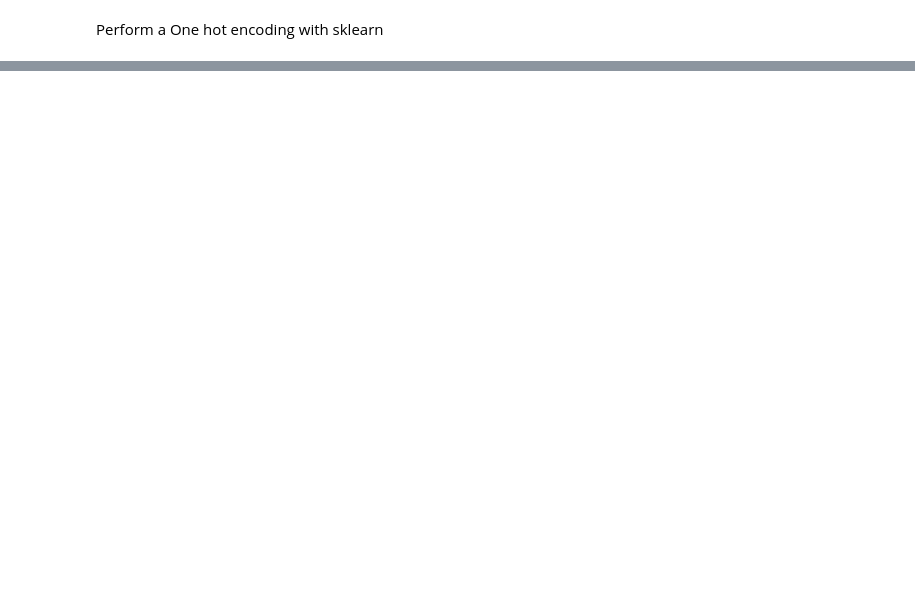
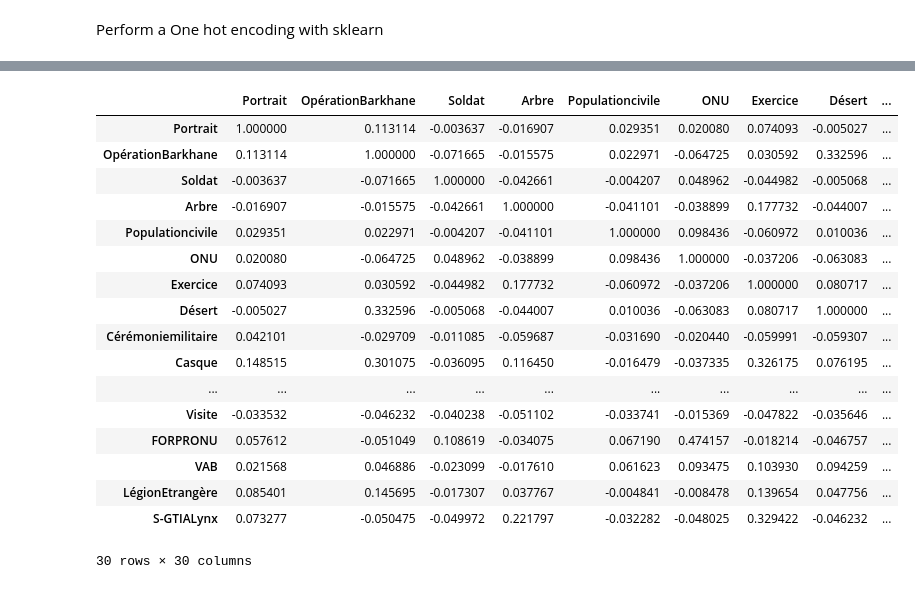
Before and after one commit to TechInTerh/PFEE-VISION, a Jupyter notebook: etude_reference_mot_cle.ipynb, the cells around one changed output, grey strips where cells are left out. Cells and saved outputs as stored; diff of their text form; code cells hidden in the pictures; blank space fills up the shorter version.

```diff
--- a/etude_reference_mot_cle.ipynb
+++ b/etude_reference_mot_cle.ipynb
@@ -88,0 +133,3 @@ Length: 8482, dtype: int64
+# %%
+biggest_df = sum_df[:30]
+biggest_df
@@ -88,0 +154,25 @@ Length: 8482, dtype: int64
+# %%
+res_biggest = res[biggest_df.index]
+# %%
+corr = res_biggest.corr()
+# %%
+corr
+# %% [output]
+|  | Portrait | OpérationBarkhane | Soldat | Arbre | Populationcivile | ONU | Exercice | Désert | ... |
+| Portrait | 1.000000 | 0.113114 | -0.003637 | -0.016907 | 0.029351 | 0.020080 | 0.074093 | -0.005027 | ... |
+| OpérationBarkhane | 0.113114 | 1.000000 | -0.071665 | -0.015575 | 0.022971 | -0.064725 | 0.030592 | 0.332596 | ... |
+| Soldat | -0.003637 | -0.071665 | 1.000000 | -0.042661 | -0.004207 | 0.048962 | -0.044982 | -0.005068 | ... |
+| Arbre | -0.016907 | -0.015575 | -0.042661 | 1.000000 | -0.041101 | -0.038899 | 0.177732 | -0.044007 | ... |
+| Populationcivile | 0.029351 | 0.022971 | -0.004207 | -0.041101 | 1.000000 | 0.098436 | -0.060972 | 0.010036 | ... |
+| ONU | 0.020080 | -0.064725 | 0.048962 | -0.038899 | 0.098436 | 1.000000 | -0.037206 | -0.063083 | ... |
+| Exercice | 0.074093 | 0.030592 | -0.044982 | 0.177732 | -0.060972 | -0.037206 | 1.000000 | 0.080717 | ... |
+| Désert | -0.005027 | 0.332596 | -0.005068 | -0.044007 | 0.010036 | -0.063083 | 0.080717 | 1.000000 | ... |
+| Cérémoniemilitaire | 0.042101 | -0.029709 | -0.011085 | -0.059687 | -0.031690 | -0.020440 | -0.059991 | -0.059307 | ... |
+| Casque | 0.148515 | 0.301075 | -0.036095 | 0.116450 | -0.016479 | -0.037335 | 0.326175 | 0.076195 | ... |
+| ... | ... | ... | ... | ... | ... | ... | ... | ... | ... |
+| Visite | -0.033532 | -0.046232 | -0.040238 | -0.051102 | -0.033741 | -0.015369 | -0.047822 | -0.035646 | ... |
+| FORPRONU | 0.057612 | -0.051049 | 0.108619 | -0.034075 | 0.067190 | 0.474157 | -0.018214 | -0.046757 | ... |
+| VAB | 0.021568 | 0.046886 | -0.023099 | -0.017610 | 0.061623 | 0.093475 | 0.103930 | 0.094259 | ... |
+| LégionEtrangère | 0.085401 | 0.145695 | -0.017307 | 0.037767 | -0.004841 | -0.008478 | 0.139654 | 0.047756 | ... |
+| S-GTIALynx | 0.073277 | -0.050475 | -0.049972 | 0.221797 | -0.032282 | -0.048025 | 0.329422 | -0.046232 | ... |
+30 rows × 30 columns
```
Also changed, not shown: parts of 11 cells of this notebook, 5 other files.
